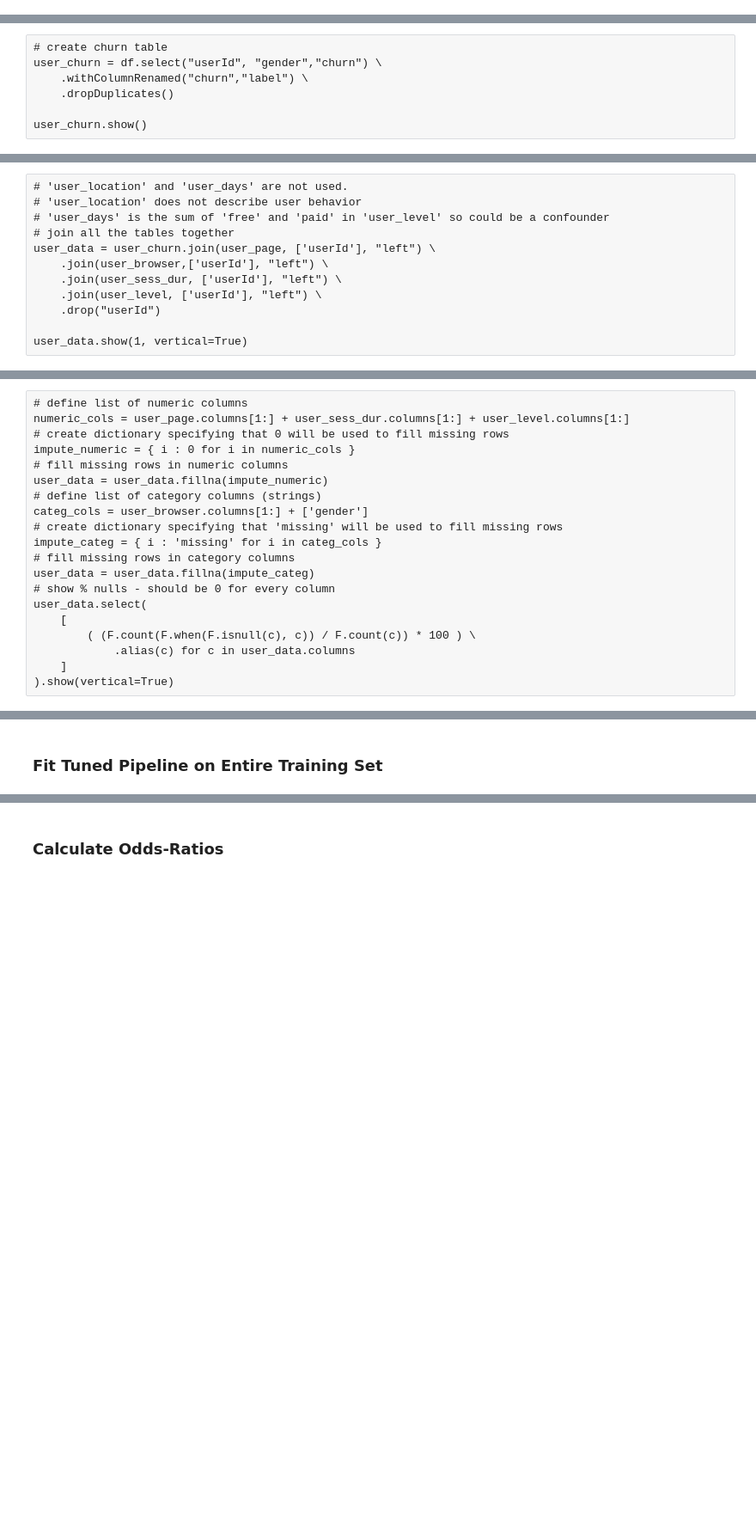
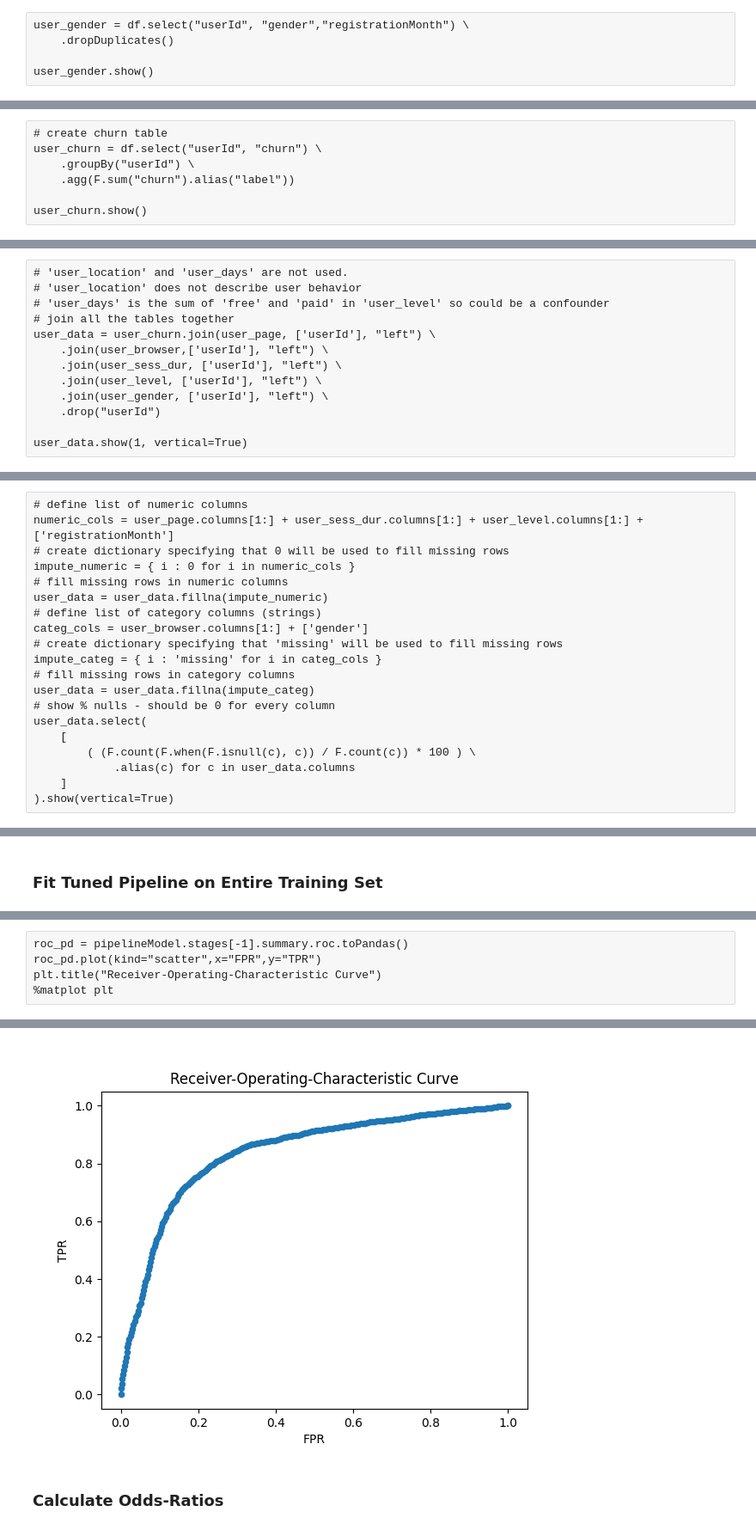
Before and after one commit to DJSherwood/Pyspark-Udacity-Capstone, a Jupyter notebook: Sparkify_Cluster.ipynb, the cells around one changed output, grey strips where cells are left out. Shown at 86% size. Drawn from its saved outputs; the diff is of its cells as text; blank space fills up the shorter version.

```diff
--- a/Sparkify_Cluster.ipynb
+++ b/Sparkify_Cluster.ipynb
@@ -403,0 +474,5 @@ only showing top 20 rows
+# %%
+user_gender = df.select("userId", "gender","registrationMonth") \
+    .dropDuplicates()
+
+user_gender.show()
@@ -404,8 +500,8 @@ only showing top 20 rows
 # %%
 # create churn table
-user_churn = df.select("userId", "gender","churn") \
-    .withColumnRenamed("churn","label") \
-    .dropDuplicates()
+user_churn = df.select("userId", "churn") \
+    .groupBy("userId") \
+    .agg(F.sum("churn").alias("label"))
 
 user_churn.show()
 # %% [output]
@@ -438,6 +534,7 @@ user_data = user_churn.join(user_page, ['userId'], "left") \
     .join(user_browser,['userId'], "left") \
     .join(user_sess_dur, ['userId'], "left") \
     .join(user_level, ['userId'], "left") \
+    .join(user_gender, ['userId'], "left") \
     .drop("userId")
 
 user_data.show(1, vertical=True)
@@ -471,7 +569,7 @@ print((user_data.count(), len(user_data.columns)))
 ### Replace Nulls
 # %%
 # define list of numeric columns
-numeric_cols = user_page.columns[1:] + user_sess_dur.columns[1:] + user_level.columns[1:]
+numeric_cols = user_page.columns[1:] + user_sess_dur.columns[1:] + user_level.columns[1:] + ['registrationMonth']
 # create dictionary specifying that 0 will be used to fill missing rows
 impute_numeric = { i : 0 for i in numeric_cols }
 # fill missing rows in numeric columns
@@ -604,0 +712,6 @@ summaryPipeline.accuracy, summaryPipeline.areaUnderROC
+# %%
+roc_pd = pipelineModel.stages[-1].summary.roc.toPandas()
+roc_pd.plot(kind="scatter",x="FPR",y="TPR")
+plt.title("Receiver-Operating-Characteristic Curve")
+%matplot plt
+# %% [output]
@@ -605,3 +719,4 @@ summaryPipeline.accuracy, summaryPipeline.areaUnderROC
+[figure, added]
 # %% [markdown]
 ### Calculate Odds-Ratios
 # %%
```
Also changed, not shown: parts of 38 cells of this notebook, 1 other file.
